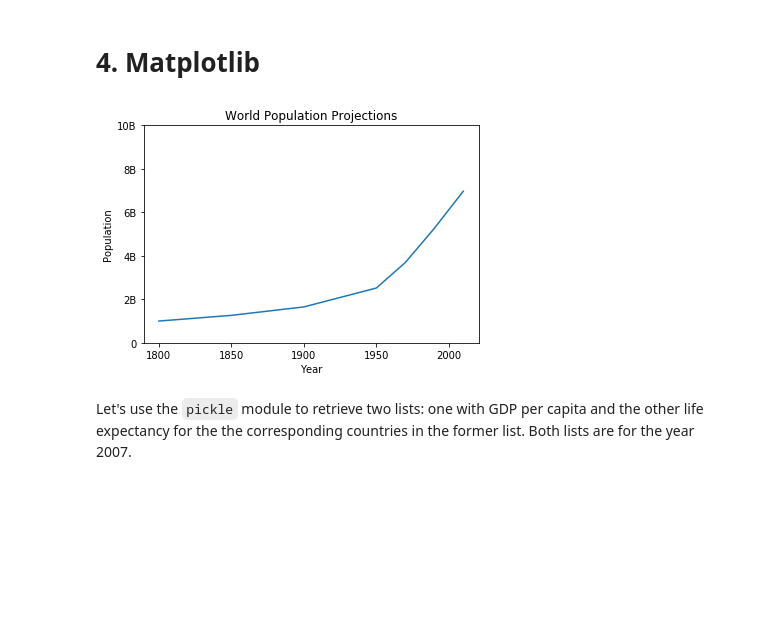
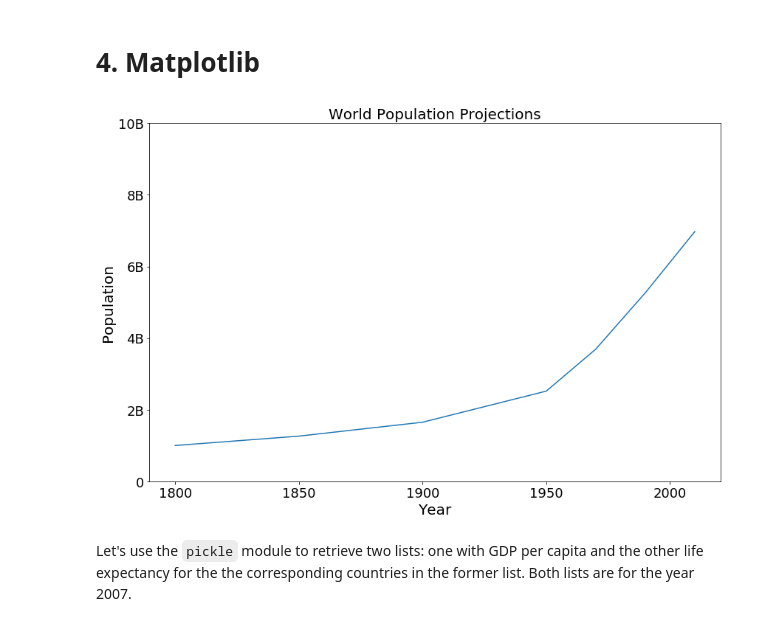
Before and after one commit to christianjauregui/Python-tutorials-programming_essentials, a Jupyter notebook: ProgrammingInPython-TUTORIAL1.ipynb, the cells around one changed output. Cells and saved outputs as stored; diff of their text form; code cells hidden in the pictures; blank space fills up the shorter version.

```diff
--- a/ProgrammingInPython-TUTORIAL1.ipynb
+++ b/ProgrammingInPython-TUTORIAL1.ipynb
@@ -138,28 +141,33 @@ Correlation(height, weight) =  [[ 1.         -0.01666861]
 # %% [markdown]
 # 4. Matplotlib
 # %%
+import matplotlib as mpl
 import matplotlib.pyplot as plt
+mpl.rcParams['axes.labelsize'] = 20
+mpl.rcParams['xtick.labelsize'] = 18
+mpl.rcParams['ytick.labelsize'] = 18
 
 ### this allows plots to appear directly in the notebook
 %matplotlib inline
 
 year = [1950, 1970, 1990, 2010]
 pop = [2.519, 3.692, 5.263, 6.972]
 
 year = [1800, 1850, 1900] + year
 pop = [1.0, 1.262, 1.650] + pop
 
+fig, axes = plt.subplots(figsize=(12,8))
 plt.plot(year, pop)
 
 plt.xlabel('Year')
 plt.ylabel('Population')
-plt.title('World Population Projections')
+plt.title('World Population Projections', fontsize=20)
 plt.yticks([0, 2, 4, 6, 8, 10],
            ['0', '2B', '4B', '6B', '8B', '10B'])
 
-plt.show()
+plt.tight_layout()
 # %% [output]
-[figure, old version]
+[figure, new version]
 # %% [markdown]
 Let's use the `pickle` module to retrieve two lists: one with GDP per capita and the other life expectancy for the the corresponding countries in the former list. Both lists are for the year 2007.
 # %%
```
Also changed, not shown: parts of 32 cells of this notebook.
